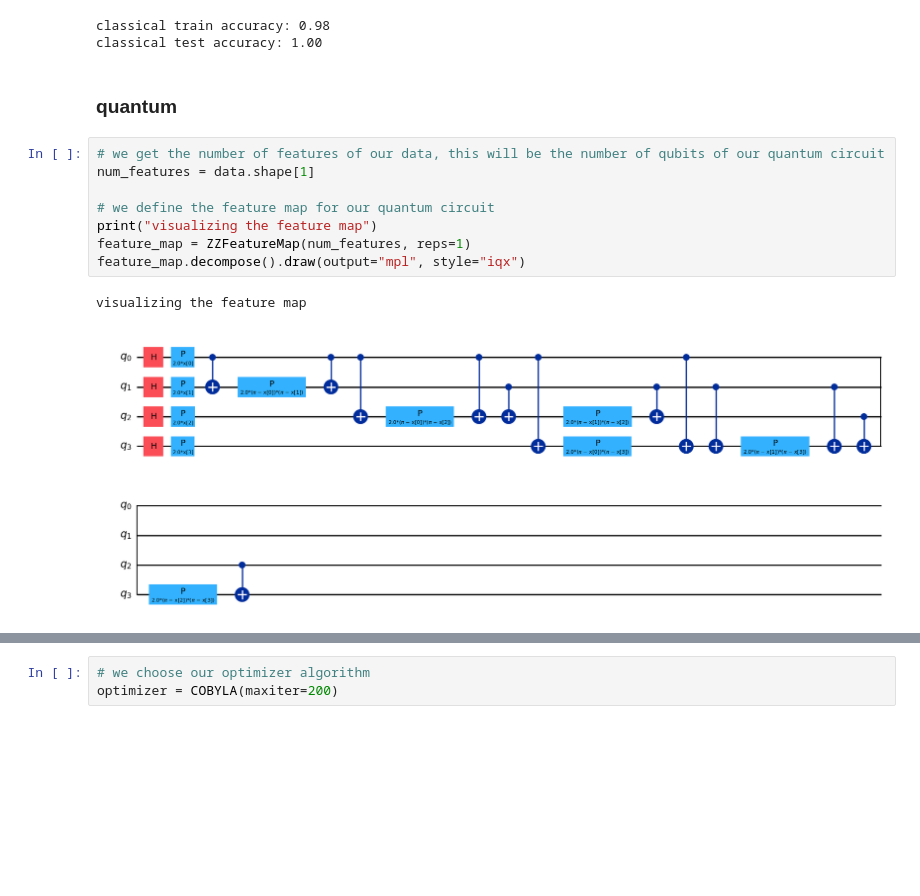
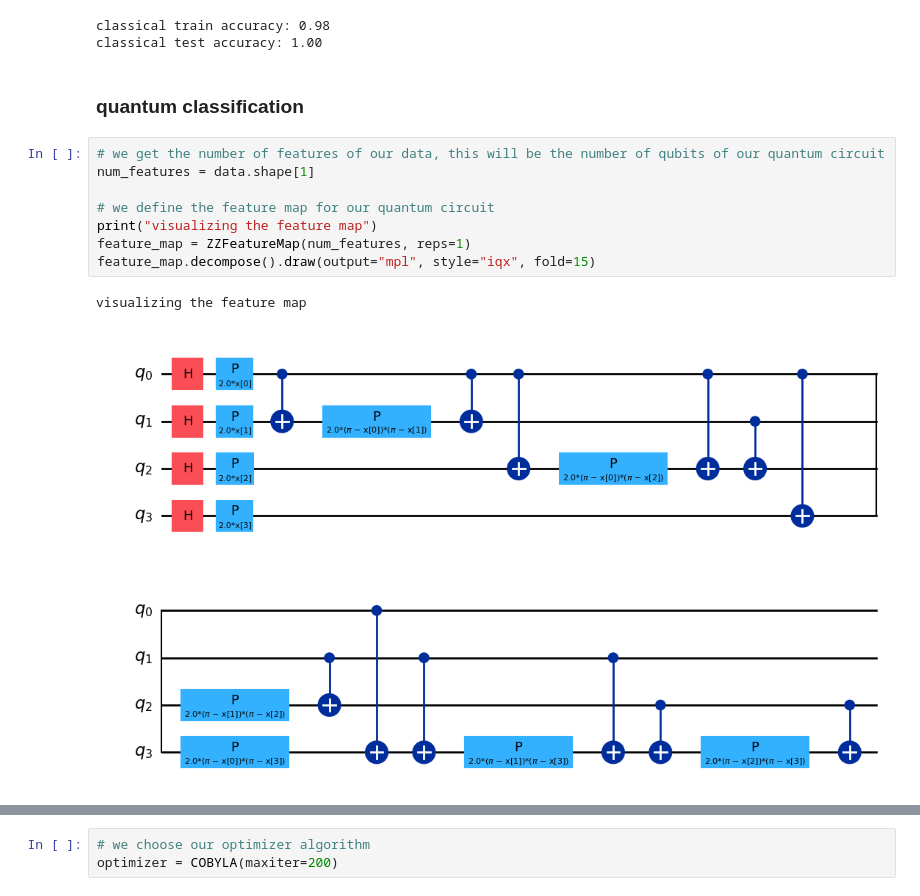
Before and after one commit to adrrf/quantum-neural-networks, a Jupyter notebook: notebooks/qnn-exp-classification.ipynb, the cells around one changed output, grey strips where cells are left out. Saved outputs shown, nothing was run; the diff lists cells and outputs as text; blank space fills up the shorter version.

```diff
--- a/notebooks/qnn-exp-classification.ipynb
+++ b/notebooks/qnn-exp-classification.ipynb
@@ -71,18 +72,18 @@ print(f"classical test accuracy: {cl_test_score:.2f}")
 classical train accuracy: 0.98
 classical test accuracy: 1.00
 # %% [markdown]
-### quantum <a class="anchor" id="quantum-classification"></a>
+### quantum classification <a class="anchor" id="quantum-classification"></a>
 # %%
 # we get the number of features of our data, this will be the number of qubits of our quantum circuit
 num_features = data.shape[1]
 
 # we define the feature map for our quantum circuit
 print("visualizing the feature map")
 feature_map = ZZFeatureMap(num_features, reps=1)
-feature_map.decompose().draw(output="mpl", style="iqx")
+feature_map.decompose().draw(output="mpl", style="iqx", fold=15)
 # %% [output]
 visualizing the feature map
-[figure, old version]
+[figure, new version]
 # %%
 # we define the ansatz for our quantum circuit
 ansatz = RealAmplitudes(num_features, reps=6)
```
Also changed, not shown: parts of 5 cells of this notebook, 2 other files.
